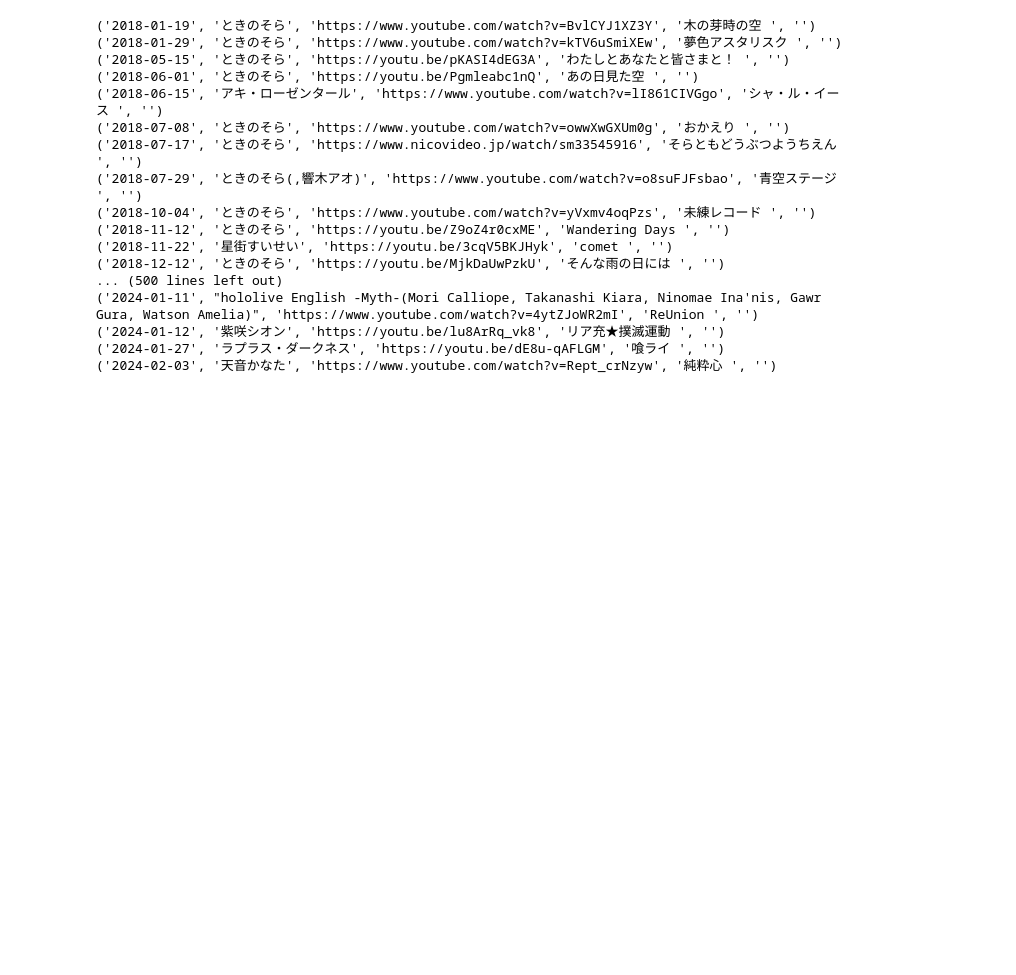
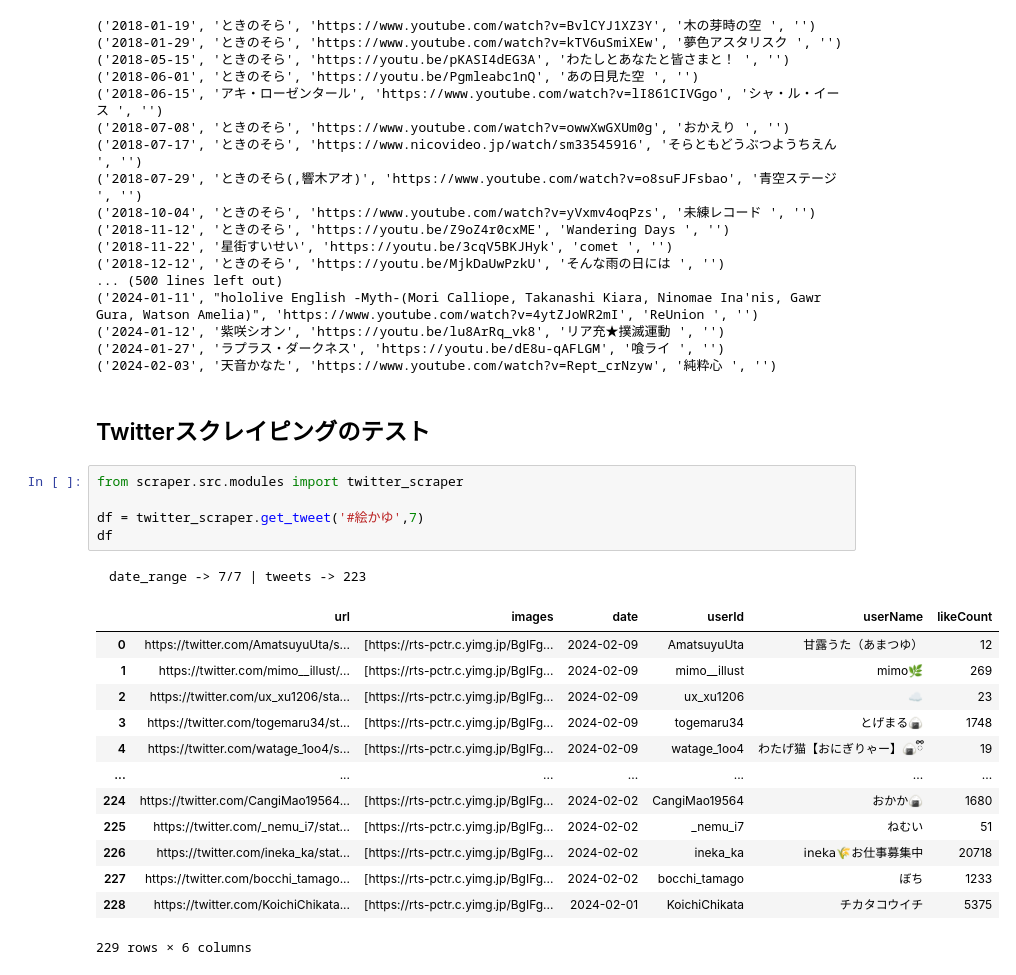
Before and after one commit to sakura7304moti/sharemotiApi2, a Jupyter notebook: notebook.ipynb, the cells around one changed output. Saved outputs shown, nothing was run; the diff lists cells and outputs as text; blank space fills up the shorter version.

Commit message:
twitterのスクレイピング機能を追加

```diff
--- a/notebook.ipynb
+++ b/notebook.ipynb
@@ -789,3 +789,25 @@ for rec in records:
 ('2024-01-12', '紫咲シオン', 'https://youtu.be/lu8ArRq_vk8', 'リア充★撲滅運動 ', '')
 ('2024-01-27', 'ラプラス・ダークネス', 'https://youtu.be/dE8u-qAFLGM', '喰ライ ', '')
 ('2024-02-03', '天音かなた', 'https://www.youtube.com/watch?v=Rept_crNzyw', '純粋心 ', '')
+# %% [markdown]
+## Twitterスクレイピングのテスト
+# %%
+from scraper.src.modules import twitter_scraper
+
+df = twitter_scraper.get_tweet('#絵かゆ',7)
+df
+# %% [output]
+　date_range -> 7/7 | tweets -> 223
+|  | url | images | date | userId | userName | likeCount |
+| 0 | https://twitter.com/AmatsuyuUta/s... | [https://rts-pctr.c.yimg.jp/BgIFg... | 2024-02-09 | AmatsuyuUta | 甘露うた（あまつゆ） | 12 |
+| 1 | https://twitter.com/mimo__illust/... | [https://rts-pctr.c.yimg.jp/BgIFg... | 2024-02-09 | mimo__illust | mimo🌿 | 269 |
+| 2 | https://twitter.com/ux_xu1206/sta... | [https://rts-pctr.c.yimg.jp/BgIFg... | 2024-02-09 | ux_xu1206 | ☁️ | 23 |
+| 3 | https://twitter.com/togemaru34/st... | [https://rts-pctr.c.yimg.jp/BgIFg... | 2024-02-09 | togemaru34 | とげまる🍙 | 1748 |
+| 4 | https://twitter.com/watage_1oo4/s... | [https://rts-pctr.c.yimg.jp/BgIFg... | 2024-02-09 | watage_1oo4 | わたげ猫【おにぎりゃー】🍙ྀི | 19 |
+| ... | ... | ... | ... | ... | ... | ... |
+| 224 | https://twitter.com/CangiMao19564... | [https://rts-pctr.c.yimg.jp/BgIFg... | 2024-02-02 | CangiMao19564 | おかか🍙 | 1680 |
+| 225 | https://twitter.com/_nemu_i7/stat... | [https://rts-pctr.c.yimg.jp/BgIFg... | 2024-02-02 | _nemu_i7 | ねむい | 51 |
+| 226 | https://twitter.com/ineka_ka/stat... | [https://rts-pctr.c.yimg.jp/BgIFg... | 2024-02-02 | ineka_ka | 𝗂𝗇𝖾𝗄𝖺🌾お仕事募集中 | 20718 |
+| 227 | https://twitter.com/bocchi_tamago... | [https://rts-pctr.c.yimg.jp/BgIFg... | 2024-02-02 | bocchi_tamago | ぼち | 1233 |
+| 228 | https://twitter.com/KoichiChikata... | [https://rts-pctr.c.yimg.jp/BgIFg... | 2024-02-01 | KoichiChikata | チカタコウイチ | 5375 |
+229 rows × 6 columns
```
Also changed, not shown: parts of 7 cells of this notebook, 6 other files.
